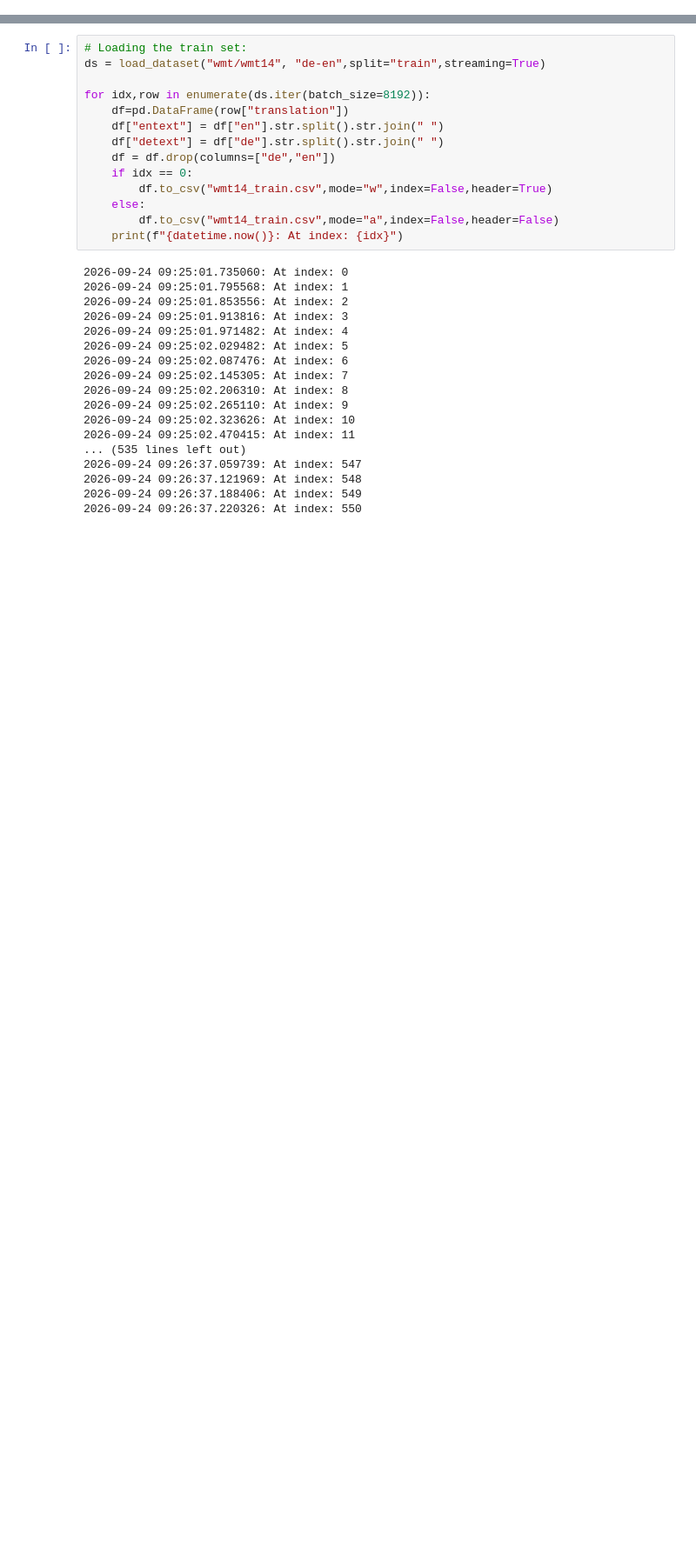
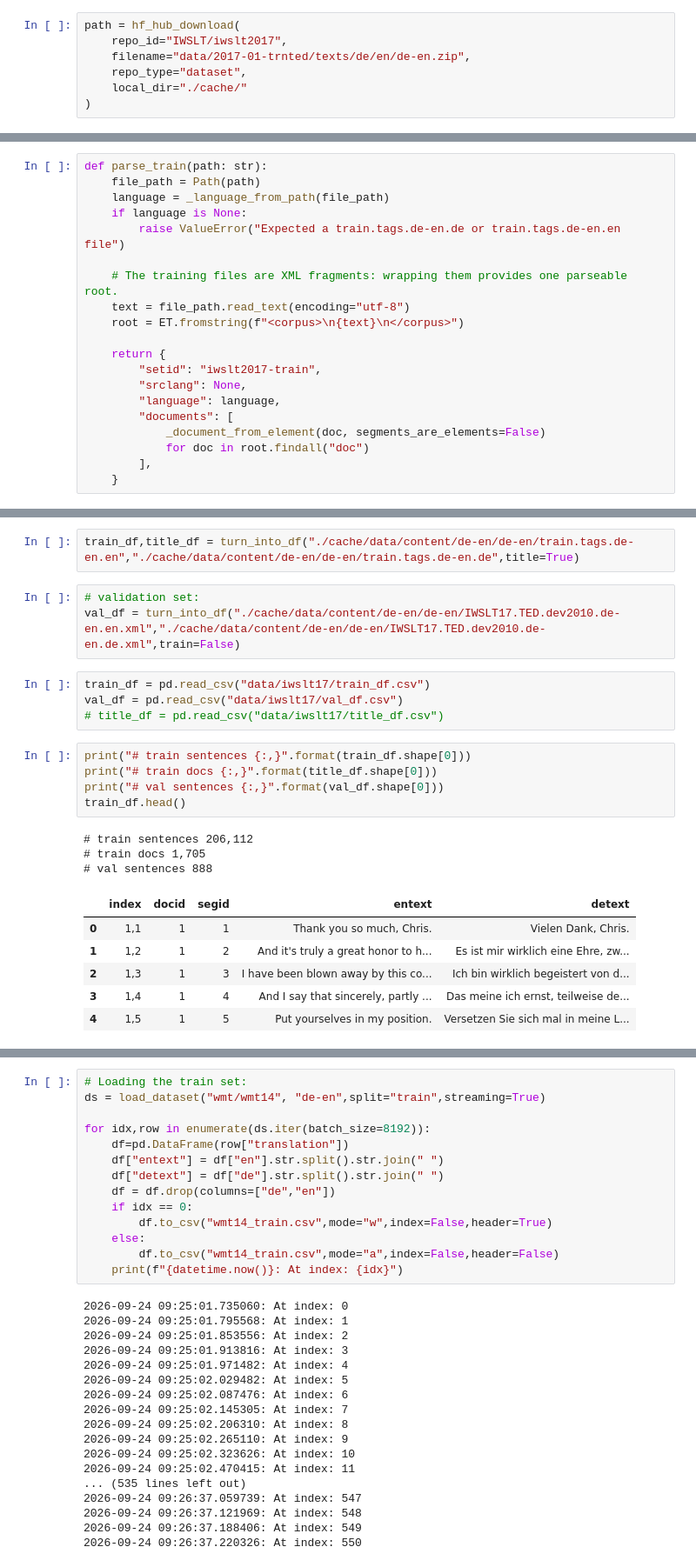
Before and after one commit to maminsed/Attention-is-All-You-Need, a Jupyter notebook: data.ipynb, the cells around one changed output, grey strips where cells are left out. Shown at 87% size. Drawn from its saved outputs; the diff is of its cells as text; blank space fills up the shorter version.

```diff
--- a/data.ipynb
+++ b/data.ipynb
@@ -10,0 +11,7 @@ Warning: You are sending unauthenticated requests to the HF Hub. Please set a HF
+# %%
+path = hf_hub_download(
+    repo_id="IWSLT/iwslt2017",
+    filename="data/2017-01-trnted/texts/de/en/de-en.zip",
+    repo_type="dataset",
+    local_dir="./cache/"
+)
@@ -10,0 +108,20 @@ Warning: You are sending unauthenticated requests to the HF Hub. Please set a HF
+# %%
+def parse_train(path: str):
+    file_path = Path(path)
+    language = _language_from_path(file_path)
+    if language is None:
+        raise ValueError("Expected a train.tags.de-en.de or train.tags.de-en.en file")
+
+    # The training files are XML fragments: wrapping them provides one parseable root.
+    text = file_path.read_text(encoding="utf-8")
+    root = ET.fromstring(f"<corpus>\n{text}\n</corpus>")
+
+    return {
+        "setid": "iwslt2017-train",
+        "srclang": None,
+        "language": language,
+        "documents": [
+            _document_from_element(doc, segments_are_elements=False)
+            for doc in root.findall("doc")
+        ],
+    }
@@ -10,0 +170,24 @@ Warning: You are sending unauthenticated requests to the HF Hub. Please set a HF
+# %%
+train_df,title_df = turn_into_df("./cache/data/content/de-en/de-en/train.tags.de-en.en","./cache/data/content/de-en/de-en/train.tags.de-en.de",title=True)
+# %%
+# validation set:
+val_df = turn_into_df("./cache/data/content/de-en/de-en/IWSLT17.TED.dev2010.de-en.en.xml","./cache/data/content/de-en/de-en/IWSLT17.TED.dev2010.de-en.de.xml",train=False)
+# %%
+train_df = pd.read_csv("data/iwslt17/train_df.csv")
+val_df = pd.read_csv("data/iwslt17/val_df.csv")
+# title_df = pd.read_csv("data/iwslt17/title_df.csv")
+# %%
+print("# train sentences {:,}".format(train_df.shape[0]))
+print("# train docs {:,}".format(title_df.shape[0]))
+print("# val sentences {:,}".format(val_df.shape[0]))
+train_df.head()
+# %% [output]
+# train sentences 206,112
+# train docs 1,705
+# val sentences 888
+|  | index | docid | segid | entext | detext |
+| 0 | 1,1 | 1 | 1 | Thank you so much, Chris. | Vielen Dank, Chris. |
+| 1 | 1,2 | 1 | 2 | And it's truly a great honor to h... | Es ist mir wirklich eine Ehre, zw... |
+| 2 | 1,3 | 1 | 3 | I have been blown away by this co... | Ich bin wirklich begeistert von d... |
+| 3 | 1,4 | 1 | 4 | And I say that sincerely, partly ... | Das meine ich ernst, teilweise de... |
+| 4 | 1,5 | 1 | 5 | Put yourselves in my position. | Versetzen Sie sich mal in meine L... |
```
Also changed, not shown: parts of 15 cells of this notebook, 4 other files.
